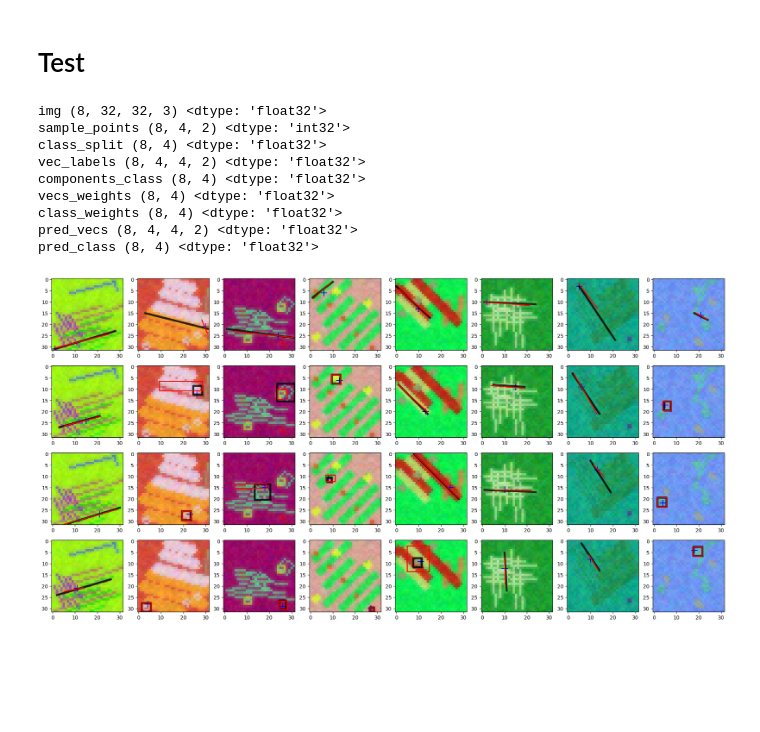
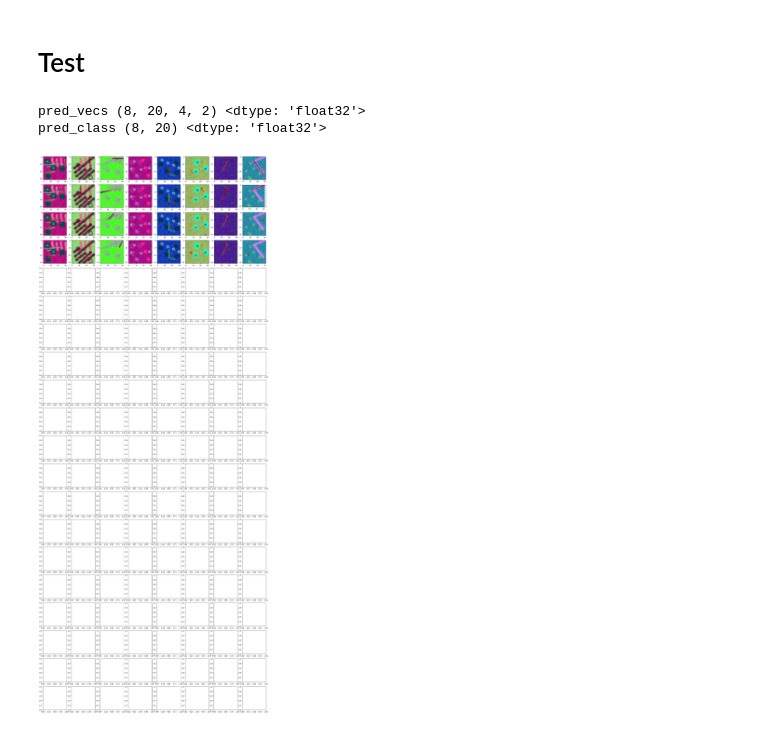
Before and after one commit to fzzyfoxx/resume, a Jupyter notebook: maps_vectorization/Fourier/radial_enc_vec_detection.ipynb, the cells around one changed output. Saved outputs shown, nothing was run; the diff lists cells and outputs as text; code cells hidden in the pictures; blank space fills up the shorter version.

Commit message:
sample points vecs ds sample weights fix

```diff
--- a/maps_vectorization/Fourier/radial_enc_vec_detection.ipynb
+++ b/maps_vectorization/Fourier/radial_enc_vec_detection.ipynb
@@ -43,8 +59,8 @@ mlflow.tensorflow.autolog(log_datasets=False, log_models=True, disable=True )
 class cfg:
     train_batch_size = 32
     val_batch_size = 64
-    test_batch_size = 8
-    sample_points = 4
+    test_batch_size = 32
+    sample_points = 10
     ds_path = './datasets/pixel_similarity'
 
 msmg = MultishapeMapGenerator(['img', 'angle_label', 'center_vec_label', 'line_label', 'shape_label', 'thickness_label', 'pattern_masks', 'shape_masks', 'vecs_masks', 'bbox_masks', 'vecs', 'bboxes', 'vecs_mask', 'bbox_mask', 'shape_thickness'],
@@ -341,7 +357,7 @@ Model: "RadVecDet"
 None
 # %%
 trainer.train_model(
-    epochs = 40,
+    epochs = 5,
     callbacks = [LRCallback(warmup_lr=1e-5, warmup_epochs=1, decay_ratio=0.95)],
     log = False,
     export_final_state = False,
@@ -437,7 +448,7 @@ with mlflow.start_run(run_id=run_id):
 # %% [markdown]
 # Test
 # %%
-#features, labels, labels_weights = next(test_iter)
+features, labels, labels_weights = next(test_iter)
 img, sample_points, class_split = features.values()
 vecs_labels, components_class = labels.values()
 vecs_weights, class_weights = [tf.where(o>0, 1.0, 0.0) for o in labels_weights.values()]
@@ -453,41 +464,34 @@ print('class_weights', class_weights.shape, class_weights.dtype)
 
 vecs_labels =tf.reduce_sum(tf.reshape(vecs_labels, (-1,cfg.sample_points,2,2,2)), axis=-3)
 
 pred_vecs, pred_class = trainer.model(features, training=False).values()
 
 print('pred_vecs', pred_vecs.shape, pred_vecs.dtype)
 print('pred_class', pred_class.shape, pred_class.dtype)
 pred_vecs =tf.reduce_sum(tf.reshape(pred_vecs, (-1,cfg.sample_points,2,2,2)), axis=-3)
 
 s=8
 i=0
 
 
 
 fig, axs = plt.subplots(cfg.sample_points, s, figsize=(s*3, cfg.sample_points*3))
 
 for i in range(s):
     i_vecs, i_bboxes = vcm.prepare_components_vecs_to_plot(vecs_labels[i], components_class[i])
     p_vecs, p_bboxes = vcm.prepare_components_vecs_to_plot(pred_vecs[i], components_class[i])
 
     i_components = [i_vecs[...,j] for j in range(i_vecs.shape[-1])] + [i_bboxes[...,j] for j in range(i_bboxes.shape[-1])]
     p_components = [p_vecs[...,j] for j in range(p_vecs.shape[-1])] + [p_bboxes[...,j] for j in range(p_bboxes.shape[-1])]
     i_sample_points = tf.concat([tf.gather(sample_points[i], tf.where(components_class[i]==1)[...,0], axis=0),
                                  tf.gather(sample_points[i], tf.where(components_class[i]==0)[...,0], axis=0)], axis=0)
-    for r in range(cfg.sample_points):
+    for r in range(4): #range(cfg.sample_points):
         ax = axs[r,i]
         ax.imshow(img[i])
         ax.scatter(*i_sample_points[r][::-1], marker='+', color='blue', s=150)
         ax.plot(*i_components[r], color='black', linewidth=4, alpha=0.8)
         ax.plot(*p_components[r], color='red', linewidth=2)
 # %% [output]
-img (8, 32, 32, 3) <dtype: 'float32'>
-sample_points (8, 4, 2) <dtype: 'int32'>
-class_split (8, 4) <dtype: 'float32'>
-vec_labels (8, 4, 4, 2) <dtype: 'float32'>
-components_class (8, 4) <dtype: 'float32'>
-vecs_weights (8, 4) <dtype: 'float32'>
-class_weights (8, 4) <dtype: 'float32'>
-pred_vecs (8, 4, 4, 2) <dtype: 'float32'>
-pred_class (8, 4) <dtype: 'float32'>
+pred_vecs (8, 20, 4, 2) <dtype: 'float32'>
+pred_class (8, 20) <dtype: 'float32'>
-[figure, old version]
+[figure, new version]
```
Also changed, not shown: parts of 6 cells of this notebook, 2 other files.
